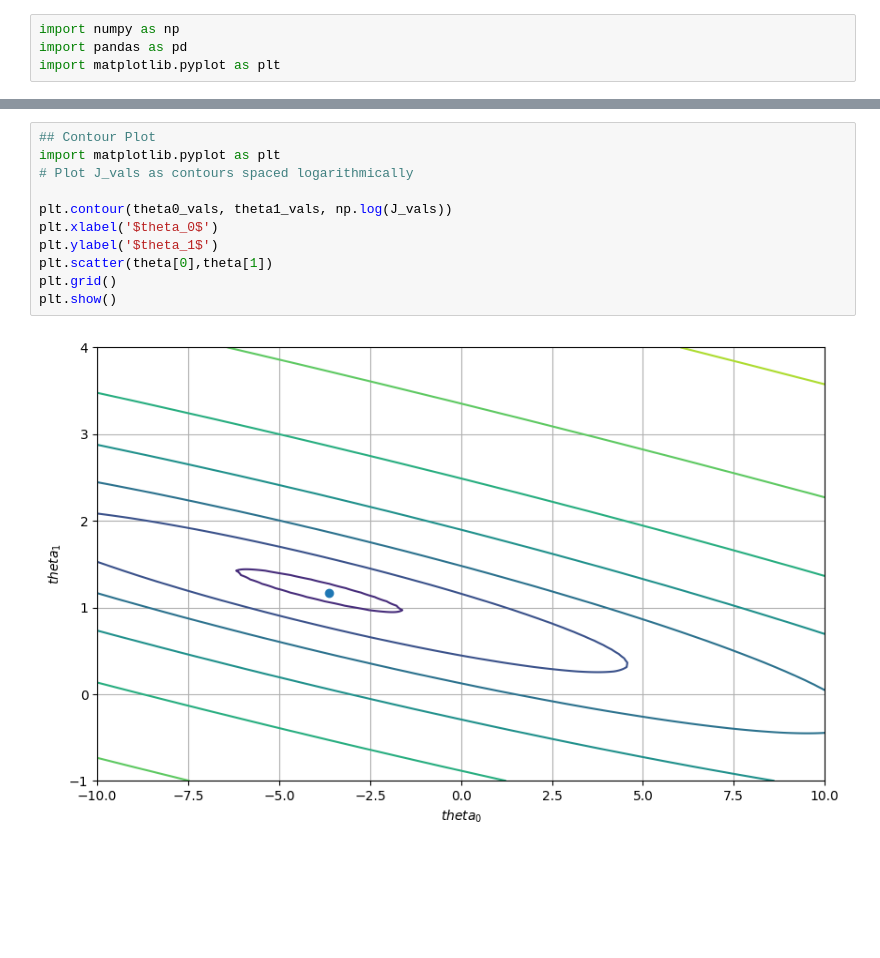
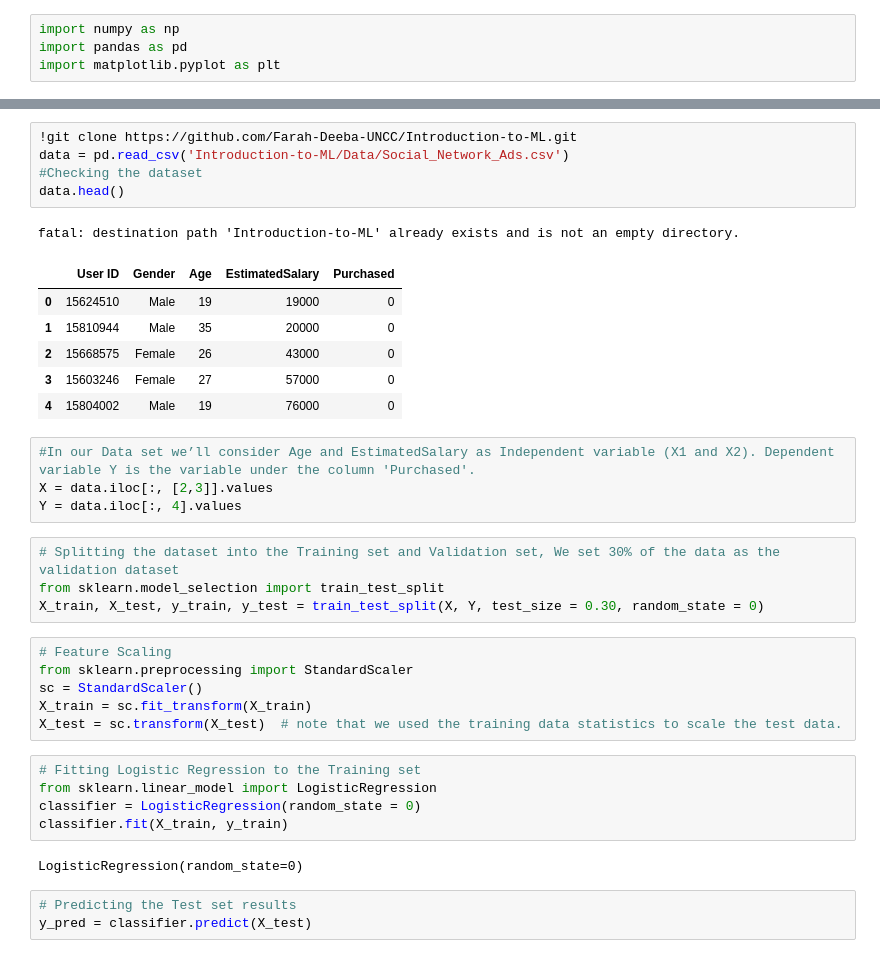
Before and after one commit to Farah-Deeba-UNCC/Introduction-to-ML, a Jupyter notebook: Notebooks/10-LogisticRegression.ipynb, the cells around one changed output, grey strips where cells are left out. Cells and saved outputs as stored; diff of their text form; blank space fills up the shorter version.

```diff
--- a/Notebooks/10-LogisticRegression.ipynb
+++ b/Notebooks/10-LogisticRegression.ipynb
@@ -209,13 +26,37 @@ print (J_vals)
-# %%
-## Contour Plot
-import matplotlib.pyplot as plt
-# Plot J_vals as contours spaced logarithmically
-
-plt.contour(theta0_vals, theta1_vals, np.log(J_vals))
-plt.xlabel('$theta_0$')
-plt.ylabel('$theta_1$')
-plt.scatter(theta[0],theta[1])
-plt.grid()
-plt.show()
-# %% [output]
-[figure, removed]
+# %%
+!git clone https://github.com/Farah-Deeba-UNCC/Introduction-to-ML.git
+data = pd.read_csv('Introduction-to-ML/Data/Social_Network_Ads.csv')
+#Checking the dataset
+data.head()
+# %% [output]
+fatal: destination path 'Introduction-to-ML' already exists and is not an empty directory.
+|  | User ID | Gender | Age | EstimatedSalary | Purchased |
+| 0 | 15624510 | Male | 19 | 19000 | 0 |
+| 1 | 15810944 | Male | 35 | 20000 | 0 |
+| 2 | 15668575 | Female | 26 | 43000 | 0 |
+| 3 | 15603246 | Female | 27 | 57000 | 0 |
+| 4 | 15804002 | Male | 19 | 76000 | 0 |
+# %%
+#In our Data set we’ll consider Age and EstimatedSalary as Independent variable (X1 and X2). Dependent variable Y is the variable under the column 'Purchased'.
+X = data.iloc[:, [2,3]].values
+Y = data.iloc[:, 4].values
+# %%
+# Splitting the dataset into the Training set and Validation set, We set 30% of the data as the validation dataset
+from sklearn.model_selection import train_test_split
+X_train, X_test, y_train, y_test = train_test_split(X, Y, test_size = 0.30, random_state = 0)
+# %%
+# Feature Scaling
+from sklearn.preprocessing import StandardScaler
+sc = StandardScaler()
+X_train = sc.fit_transform(X_train)
+X_test = sc.transform(X_test)  # note that we used the training data statistics to scale the test data.
+# %%
+# Fitting Logistic Regression to the Training set
+from sklearn.linear_model import LogisticRegression
+classifier = LogisticRegression(random_state = 0)
+classifier.fit(X_train, y_train)
+# %% [output]
+LogisticRegression(random_state=0)
+# %%
+# Predicting the Test set results
+y_pred = classifier.predict(X_test)
```
Also changed, not shown: parts of 26 cells of this notebook.
